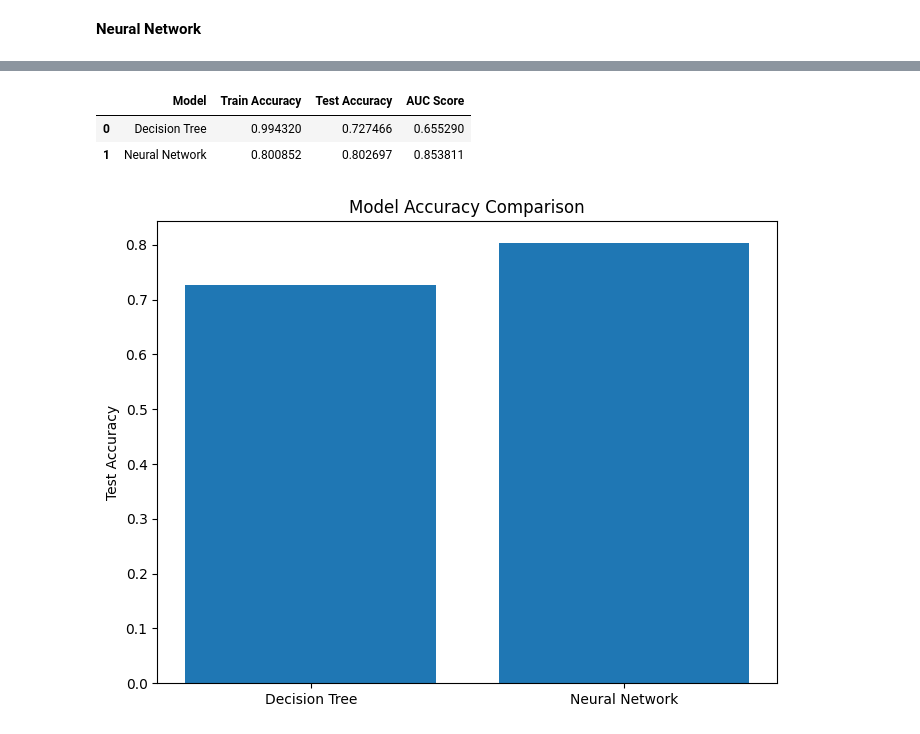
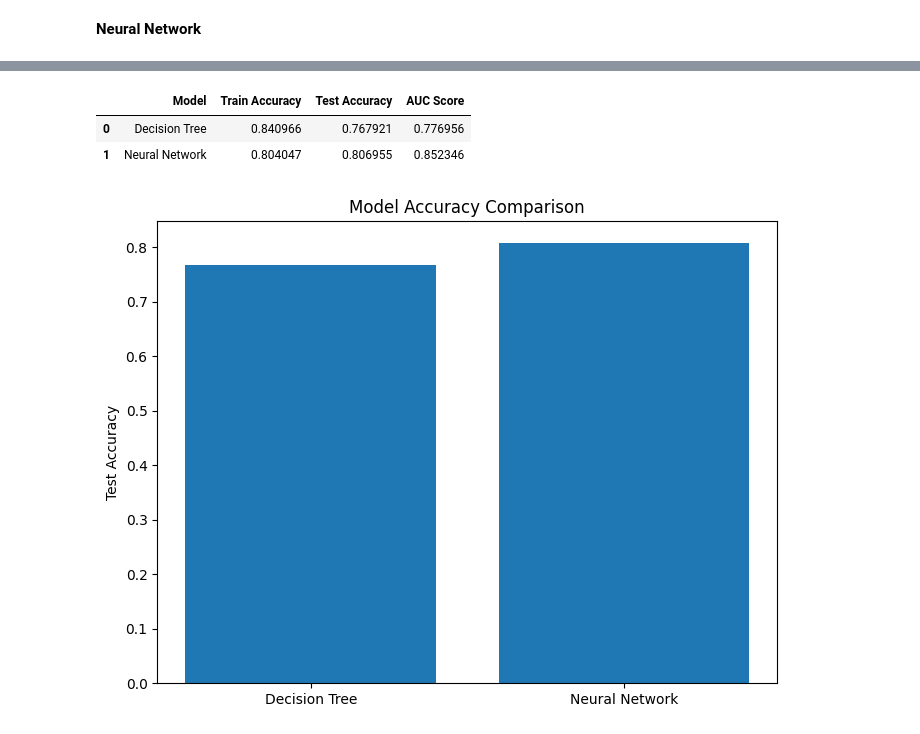
Before and after one commit to Omethmee/CoureseWork-for-Machine-Learning, a Jupyter notebook: 2425451.ipynb, the cells around one changed output, grey strips where cells are left out. Saved outputs shown, nothing was run; the diff lists cells and outputs as text; code cells hidden in the pictures.

```diff
--- a/2425451.ipynb
+++ b/2425451.ipynb
@@ -471,0 +486,4 @@ Training Accuracy: 0.9943201987930422
+# %%
+tuned_dt_clf = grid_search.best_estimator_
+print("Tuned Decision Tree classifier trained using best parameters:")
+print(tuned_dt_clf)
@@ -531,0 +506,18 @@ Confusion Matrix:
+# %%
+#Evaluation (Test set)
+from sklearn.metrics import classification_report, confusion_matrix
+
+# Make predictions on the test set
+tuned_predictions_test = tuned_dt_clf.predict(X_test)
+
+# Calculate and print accuracy
+tuned_test_accuracy = accuracy_score(y_test, tuned_predictions_test)
+print(f"Tuned Decision Tree Test Accuracy: {tuned_test_accuracy}")
+
+# Generate and print classification report
+print("\nClassification Report for Tuned Decision Tree:\n")
+print(classification_report(y_test, tuned_predictions_test))
+
+# Generate and print confusion matrix
+print("\nConfusion Matrix for Tuned Decision Tree:\n")
+print(confusion_matrix(y_test, tuned_predictions_test))
@@ -618,8 +685,14 @@ Epoch 27/50
 # %%
-#NN Test Accuracy
-nn_predictions_test = nn_model.predict(X_test)
+# NN Test Accuracy
+
+# Get best model from GridSearch
+best_nn_model = grid_search.best_estimator_.model_
+
+# Make predictions on the test set
+nn_predictions_test = best_nn_model.predict(X_test)
 nn_predictions_test = (nn_predictions_test > 0.5).astype(int)
 
+# Compute accuracy
 nn_test_accuracy = accuracy_score(y_test, nn_predictions_test)
-print(f"Test Accuracy: {nn_test_accuracy}")
+print(f"Tuned NN Test Accuracy: {nn_test_accuracy}")
 # %% [output]
@@ -756,24 +836,24 @@ Neural Network AUC Score: 0.8538110592400137
 
 comparison_resluts = pd.DataFrame({
     'Model': ['Decision Tree', 'Neural Network'],
-    'Train Accuracy': [train_accuracy, nn_train_accuracy],
-    'Test Accuracy': [test_accuracy, nn_test_accuracy],
+    'Train Accuracy': [tuned_train_accuracy, nn_train_accuracy],
+    'Test Accuracy': [tuned_test_accuracy, nn_test_accuracy],
     'AUC Score': [auc_score_dt, auc_score_nn]
 })
 
 comparison_resluts
 # %% [output]
 |  | Model | Train Accuracy | Test Accuracy | AUC Score |
-| 0 | Decision Tree | 0.994320 | 0.727466 | 0.655290 |
-| 1 | Neural Network | 0.800852 | 0.802697 | 0.853811 |
+| 0 | Decision Tree | 0.840966 | 0.767921 | 0.776956 |
+| 1 | Neural Network | 0.804047 | 0.806955 | 0.852346 |
 # %%
 #Model Performance Bar Chart
 
 plt.figure(figsize=(8,6))
 plt.bar(['Decision Tree', 'Neural Network'],
-        [test_accuracy, nn_test_accuracy])
+        [tuned_test_accuracy, nn_test_accuracy])
 plt.ylabel('Test Accuracy')
 plt.title('Model Accuracy Comparison')
 plt.show()
 # %% [output]
-[figure, old version]
+[figure, new version]
```
Also changed, not shown: parts of 21 cells of this notebook.
